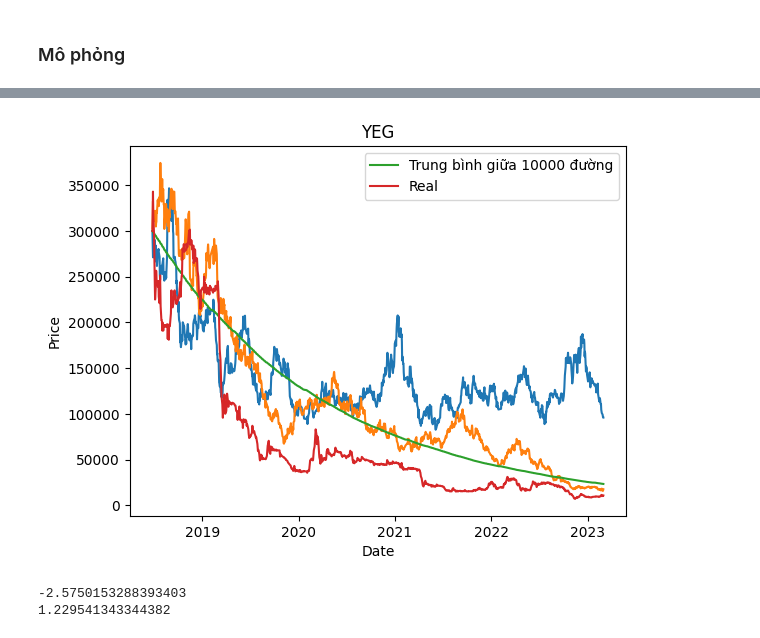
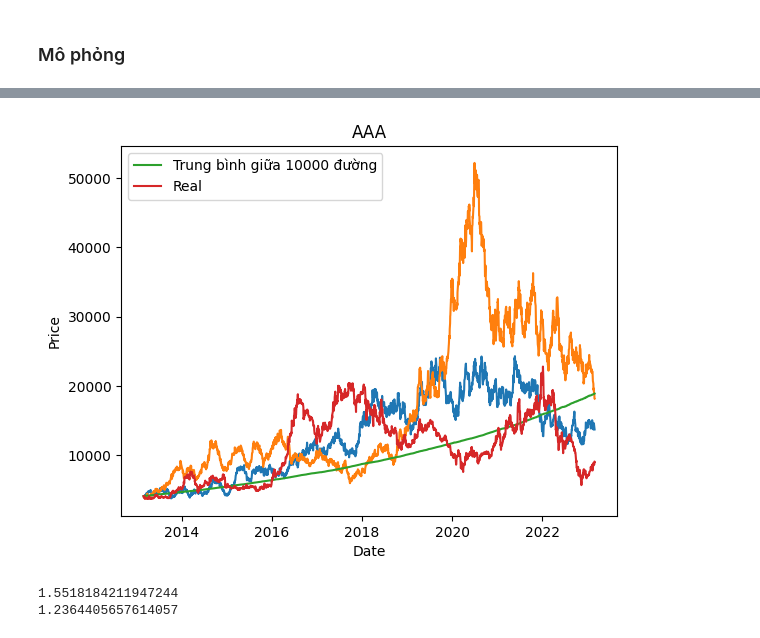
Before and after one commit to khanhtrinh2003/Financial-mathematics, a Jupyter notebook: mo_phong_tren_lop.ipynb, the cells around one changed output, grey strips where cells are left out. Cells and saved outputs as stored; diff of their text form; code cells hidden in the pictures.

```diff
--- a/mo_phong_tren_lop.ipynb
+++ b/mo_phong_tren_lop.ipynb
@@ -146,8 +146,8 @@ def draw_vn(ticker):
     print(mu)
     print(sigma)
 # %%
-draw_vn("YEG")
+draw_vn("AAA")
 # %% [output]
-[figure, old version]
+[figure, new version]
--2.5750153288393403
-1.229541343344382
+1.5518184211947244
+1.2364405657614057
```
Also changed, not shown: parts of 6 cells of this notebook, 1 other file.
